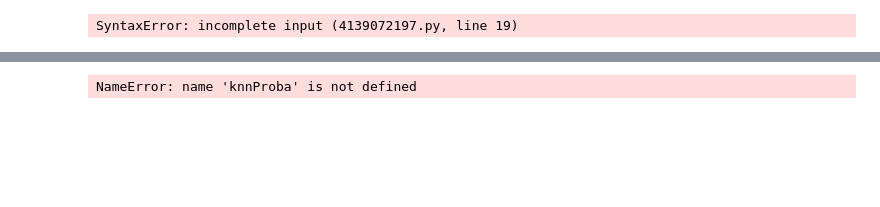
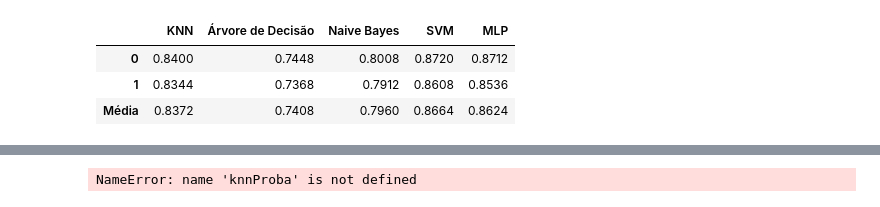
Before and after one commit to brunomaion/TrabAM, a Jupyter notebook: novo.ipynb, the cells around one changed output, grey strips where cells are left out. Cells and saved outputs as stored; diff of their text form; code cells hidden in the pictures; blank space fills up the shorter version.

```diff
--- a/novo.ipynb
+++ b/novo.ipynb
@@ -397,22 +395,30 @@ Desvio padrão =  0.008799999999999975
 
 O modelo com a maior média é: SVM
-# %%
-loop =2
-#SOMA
-
-
-
-
-
-
-
-
-for i in range(loop):
-  knnProba = proba_knn[i]
-  adProba = proba_arvore[i]
-  nbProba = proba_nb[i]
-  svmProba = proba_svm[i]
-  mlpProba = proba_mlp[i]
-  for j in range(len(x_teste)):
-# %% [output]
-SyntaxError: incomplete input (4139072197.py, line 19)
+# %%
+import pandas as pd
+import statistics
+
+# Suponha que você já tenha calculado as acurácias e armazenado em listas
+acuracias = {
+    'KNN': acuracia_melhor_knn,
+    'Árvore de Decisão': acuracia_melhor_arvore,
+    'Naive Bayes': acuracia_naive_bayes,
+    'SVM': acuracia_melhor_svm,
+    'MLP': acuracia_melhor_mlp
+}
+
+# Crie um DataFrame a partir das acurácias
+dfAcuracia = pd.DataFrame(acuracias)
+
+# Calcule as médias das acurácias e adicione à última linha do DataFrame
+dfMedias = pd.DataFrame(medias, index=['Média'])
+
+# Concatene o DataFrame das médias ao DataFrame original
+dfAcuracia = pd.concat([dfAcuracia, dfMedias])
+
+display(dfAcuracia)
+# %% [output]
+|  | KNN | Árvore de Decisão | Naive Bayes | SVM | MLP |
+| 0 | 0.8400 | 0.7448 | 0.8008 | 0.8720 | 0.8712 |
+| 1 | 0.8344 | 0.7368 | 0.7912 | 0.8608 | 0.8536 |
+| Média | 0.8372 | 0.7408 | 0.7960 | 0.8664 | 0.8624 |
```
Also changed, not shown: parts of 4 cells of this notebook, 1 other file.
